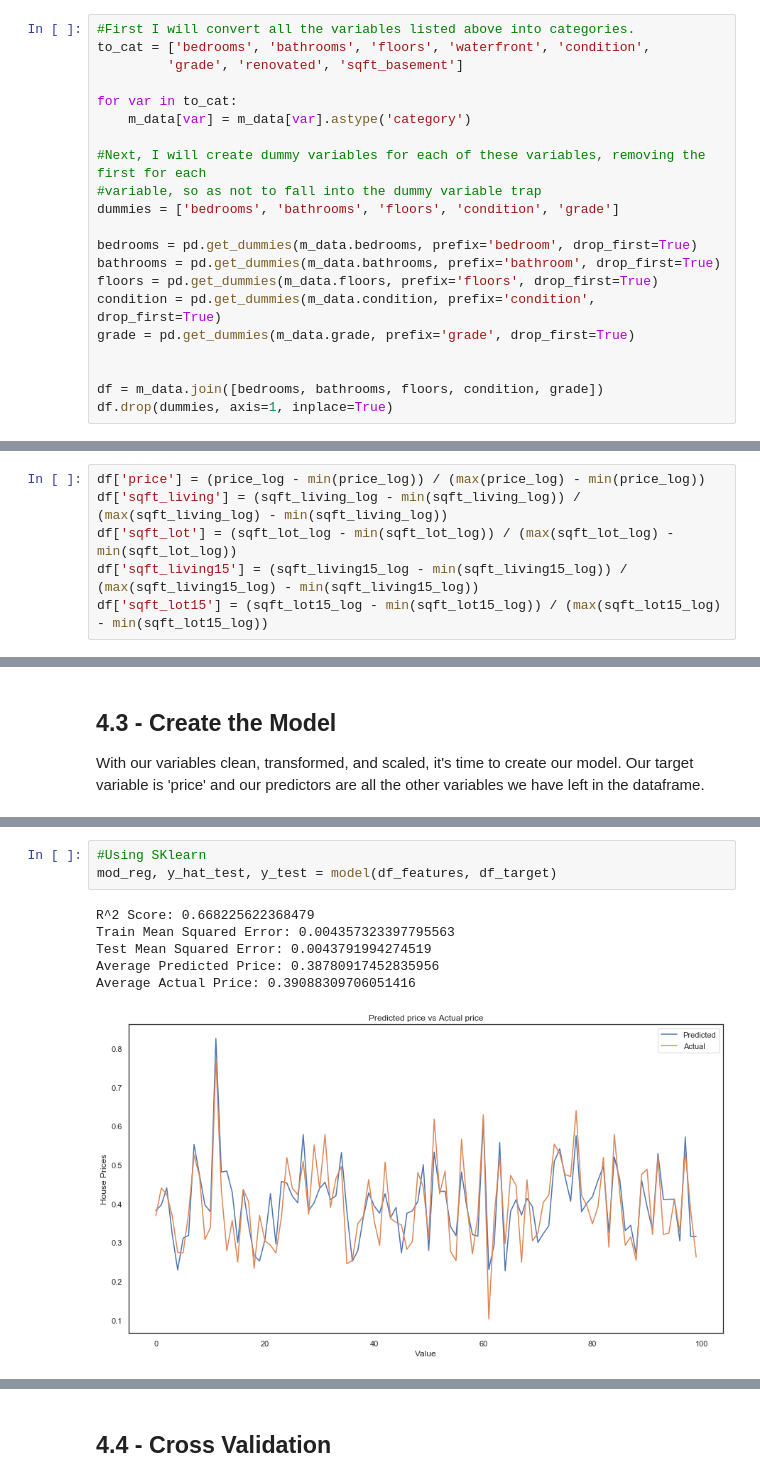
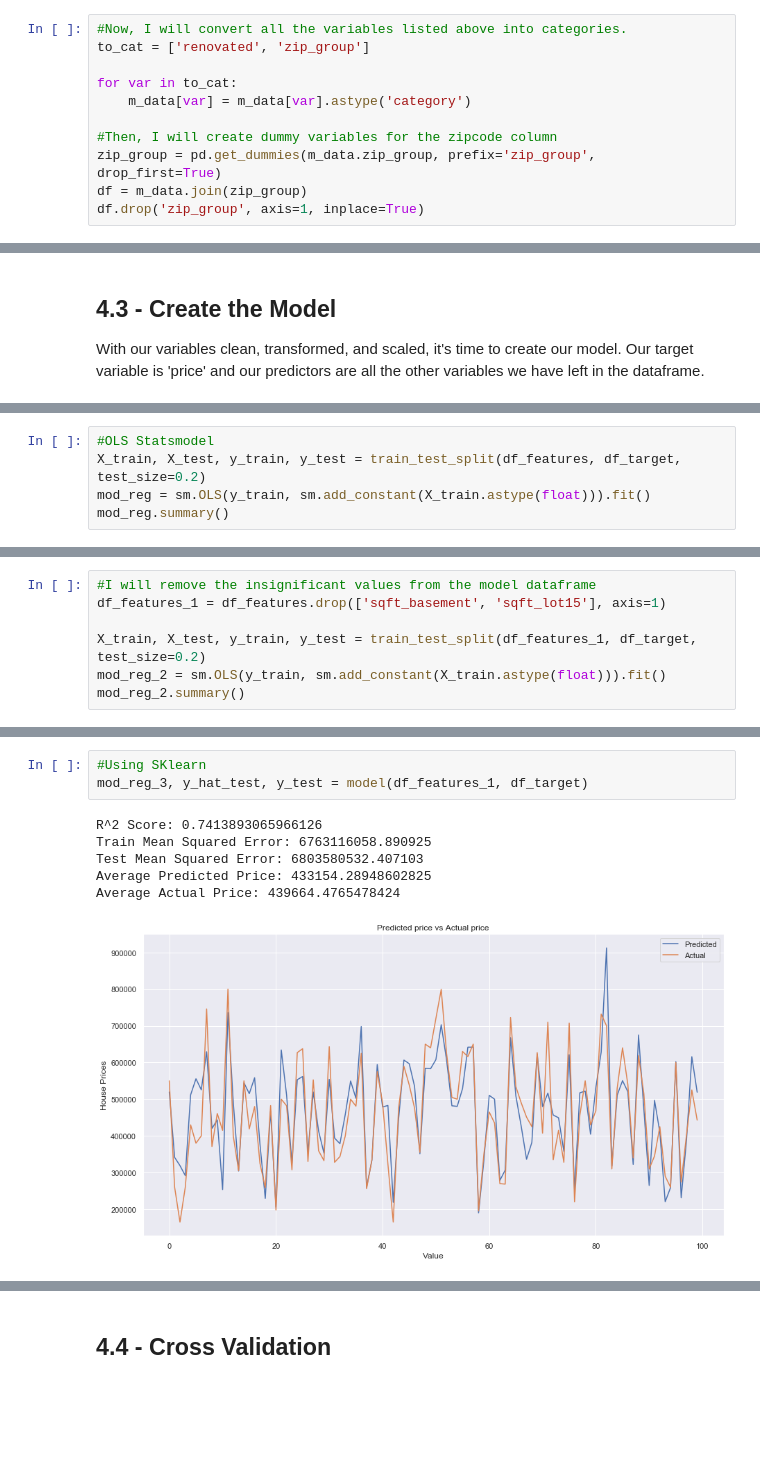
Before and after one commit to hkkelderman/King-County-Housing-Data-FI, a Jupyter notebook: hkkelderman_notebook.ipynb, the cells around one changed output, grey strips where cells are left out. Drawn from its saved outputs; the diff is of its cells as text; blank space fills up the shorter version.

```diff
--- a/hkkelderman_notebook.ipynb
+++ b/hkkelderman_notebook.ipynb
@@ -609,21 +680,11 @@ m_data.sqft_basement = pd.cut(m_data.sqft_basement, bins, labels=labels)
 # %%
-#First I will convert all the variables listed above into categories.
-to_cat = ['bedrooms', 'bathrooms', 'floors', 'waterfront', 'condition',
-         'grade', 'renovated', 'sqft_basement']
+#Now, I will convert all the variables listed above into categories.
+to_cat = ['renovated', 'zip_group']
 
 for var in to_cat:
     m_data[var] = m_data[var].astype('category')
 
-#Next, I will create dummy variables for each of these variables, removing the first for each
-#variable, so as not to fall into the dummy variable trap
-dummies = ['bedrooms', 'bathrooms', 'floors', 'condition', 'grade']
-
-bedrooms = pd.get_dummies(m_data.bedrooms, prefix='bedroom', drop_first=True)
-bathrooms = pd.get_dummies(m_data.bathrooms, prefix='bathroom', drop_first=True)
-floors = pd.get_dummies(m_data.floors, prefix='floors', drop_first=True)
-condition = pd.get_dummies(m_data.condition, prefix='condition', drop_first=True)
-grade = pd.get_dummies(m_data.grade, prefix='grade', drop_first=True)
-
-
-df = m_data.join([bedrooms, bathrooms, floors, condition, grade])
-df.drop(dummies, axis=1, inplace=True)
+#Then, I will create dummy variables for the zipcode column
+zip_group = pd.get_dummies(m_data.zip_group, prefix='zip_group', drop_first=True)
+df = m_data.join(zip_group)
+df.drop('zip_group', axis=1, inplace=True)
@@ -672,6 +690,0 @@ After log transforming our continuous variables, they all seem to have a more no
-# %%
-df['price'] = (price_log - min(price_log)) / (max(price_log) - min(price_log))
-df['sqft_living'] = (sqft_living_log - min(sqft_living_log)) / (max(sqft_living_log) - min(sqft_living_log))
-df['sqft_lot'] = (sqft_lot_log - min(sqft_lot_log)) / (max(sqft_lot_log) - min(sqft_lot_log))
-df['sqft_living15'] = (sqft_living15_log - min(sqft_living15_log)) / (max(sqft_living15_log) - min(sqft_living15_log))
-df['sqft_lot15'] = (sqft_lot15_log - min(sqft_lot15_log)) / (max(sqft_lot15_log) - min(sqft_lot15_log))
@@ -694,0 +701,5 @@ With our variables clean, transformed, and scaled, it's time to create our model
+# %%
+#OLS Statsmodel
+X_train, X_test, y_train, y_test = train_test_split(df_features, df_target, test_size=0.2)
+mod_reg = sm.OLS(y_train, sm.add_constant(X_train.astype(float))).fit()
+mod_reg.summary()
@@ -694,0 +743,7 @@ With our variables clean, transformed, and scaled, it's time to create our model
+# %%
+#I will remove the insignificant values from the model dataframe
+df_features_1 = df_features.drop(['sqft_basement', 'sqft_lot15'], axis=1)
+
+X_train, X_test, y_train, y_test = train_test_split(df_features_1, df_target, test_size=0.2)
+mod_reg_2 = sm.OLS(y_train, sm.add_constant(X_train.astype(float))).fit()
+mod_reg_2.summary()
@@ -727,11 +811,11 @@ def model(X,y):
     return mod_reg, y_hat_test, y_test
 # %%
 #Using SKlearn
-mod_reg, y_hat_test, y_test = model(df_features, df_target)
+mod_reg_3, y_hat_test, y_test = model(df_features_1, df_target)
 # %% [output]
-R^2 Score: 0.668225622368479
-Train Mean Squared Error: 0.004357323397795563
-Test Mean Squared Error: 0.0043791994274519
-Average Predicted Price: 0.38780917452835956
-Average Actual Price: 0.39088309706051416
+R^2 Score: 0.7413893065966126
+Train Mean Squared Error: 6763116058.890925
+Test Mean Squared Error: 6803580532.407103
+Average Predicted Price: 433154.28948602825
+Average Actual Price: 439664.4765478424
-[figure, old version]
+[figure, new version]
```
Also changed, not shown: parts of 97 cells of this notebook.
